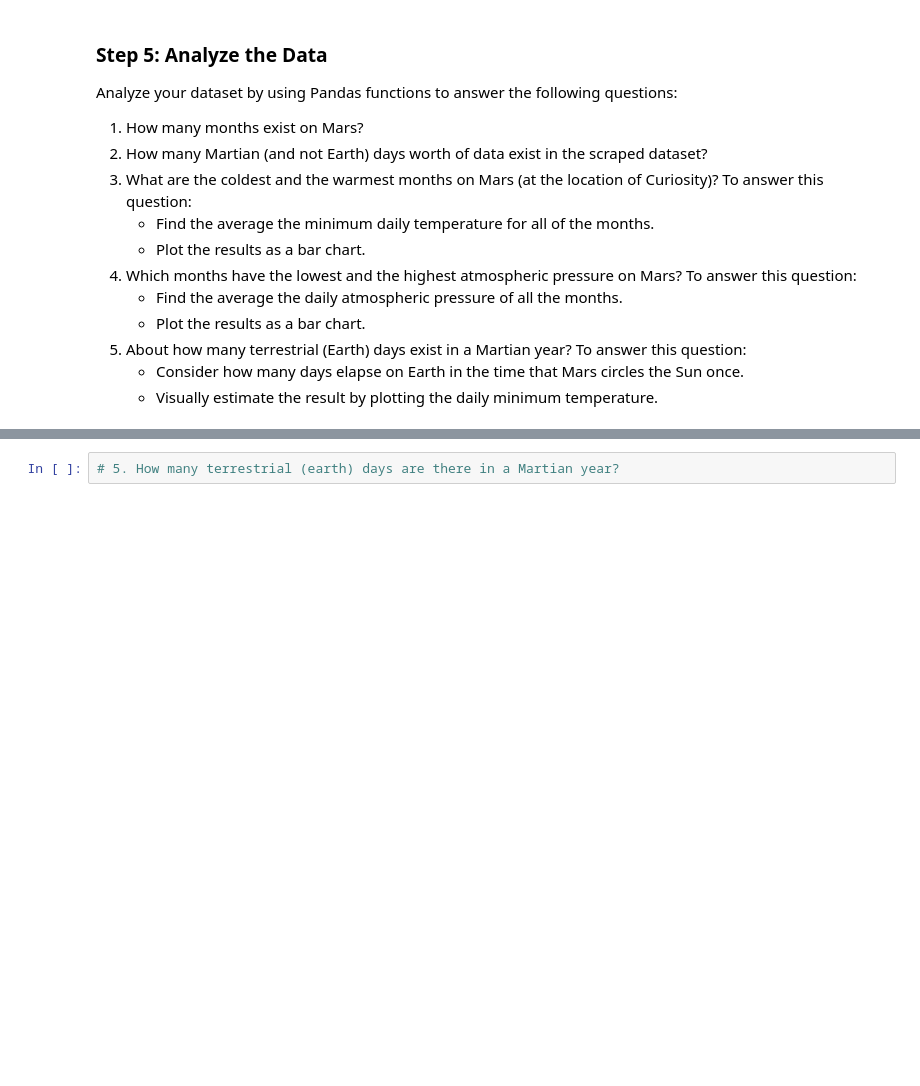
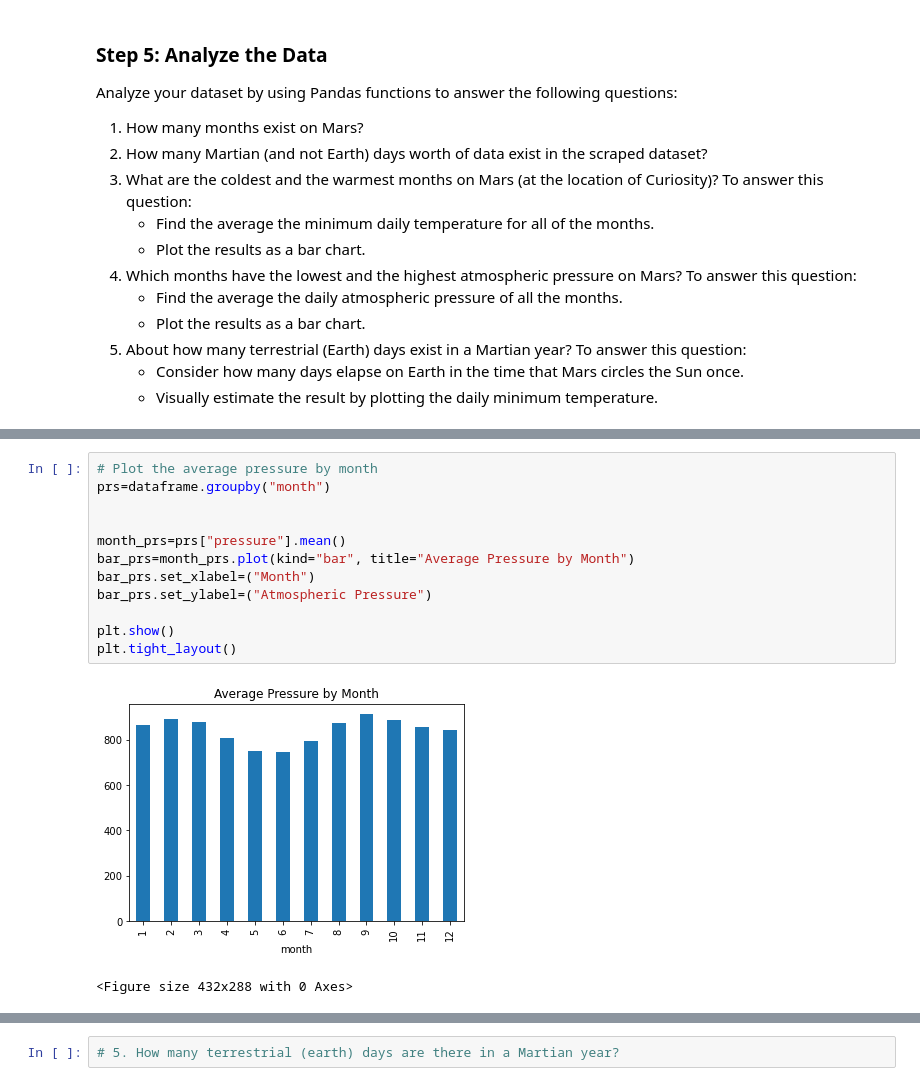
Before and after one commit to Colleen-Cobb/Web-Scraping-Challenge, a Jupyter notebook: part_2_mars_weather.ipynb, the cells around one changed output, grey strips where cells are left out. Drawn from its saved outputs; the diff is of its cells as text; blank space fills up the shorter version.

```diff
--- a/part_2_mars_weather.ipynb
+++ b/part_2_mars_weather.ipynb
@@ -280,0 +287,15 @@ Name: pressure, dtype: float64
+# %%
+# Plot the average pressure by month
+prs=dataframe.groupby("month")
+
+
+month_prs=prs["pressure"].mean()
+bar_prs=month_prs.plot(kind="bar", title="Average Pressure by Month")
+bar_prs.set_xlabel=("Month")
+bar_prs.set_ylabel=("Atmospheric Pressure")
+
+plt.show()
+plt.tight_layout()
+# %% [output]
+[figure, added]
+<Figure size 432x288 with 0 Axes>
```
Also changed, not shown: parts of 18 cells of this notebook, 1 other file.
